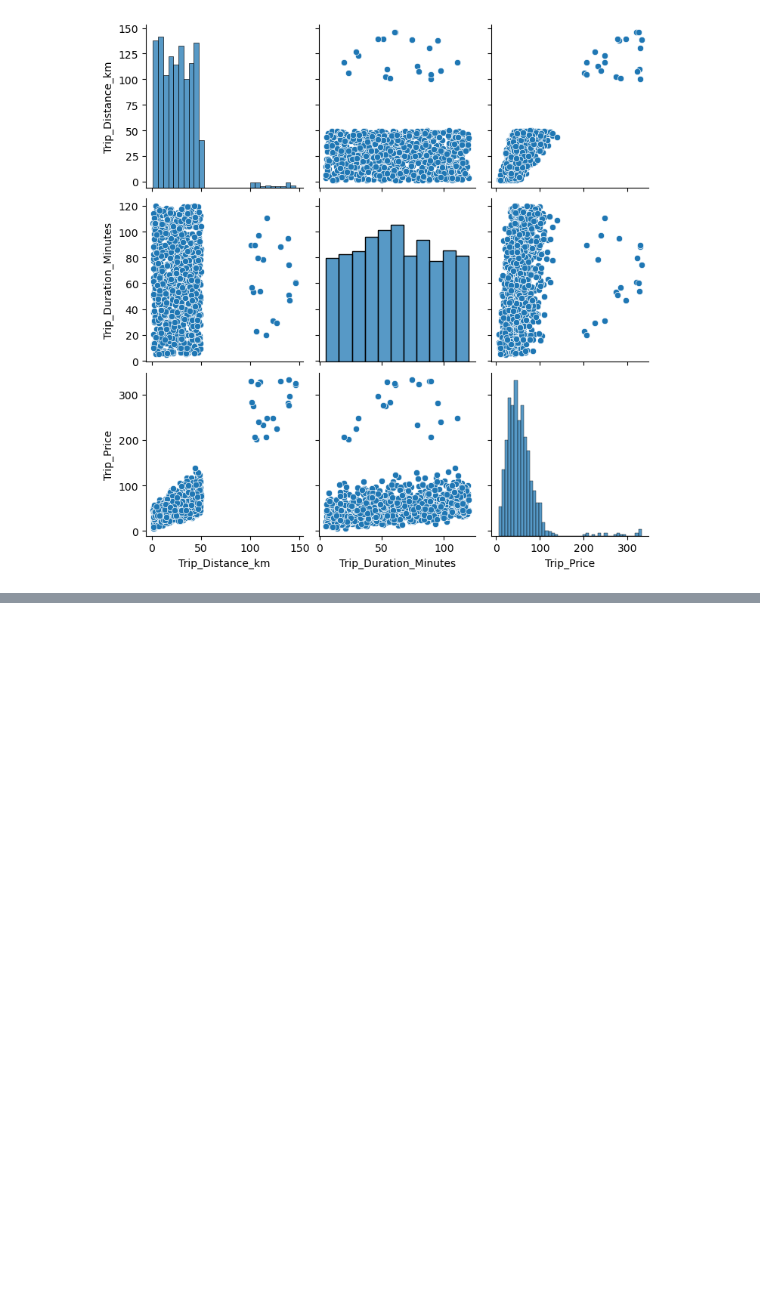
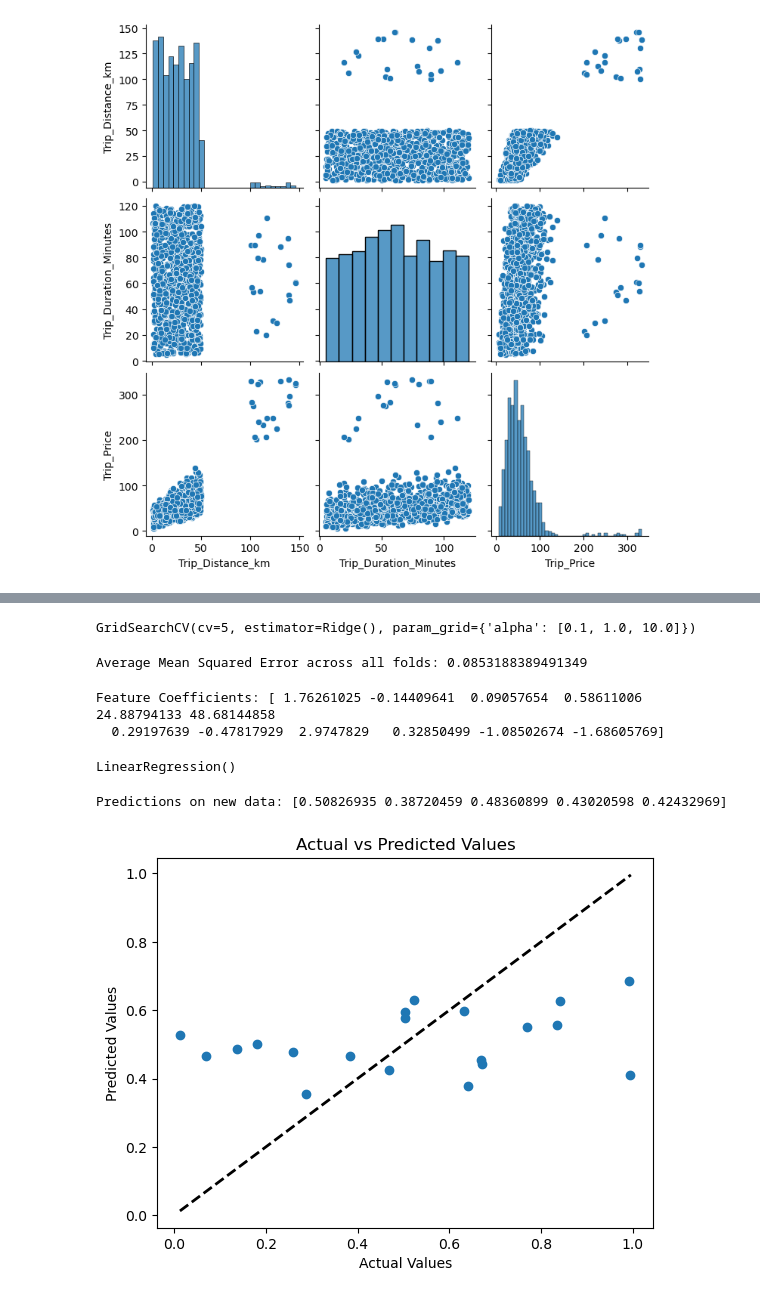
Before and after one commit to shabnomm/Taxi-fare-forecasting-understanding-the-hidden-patterns-in-ride-pricing-, a Jupyter notebook: a.ipynb, the cells around one changed output, grey strips where cells are left out. Saved outputs shown, nothing was run; the diff lists cells and outputs as text; code cells hidden in the pictures; blank space fills up the shorter version.

```diff
--- a/a.ipynb
+++ b/a.ipynb
@@ -278,0 +402,7 @@ plt.show()
+# %%
+  from sklearn.model_selection import GridSearchCV
+  param_grid = {'alpha': [0.1, 1.0, 10.0]}
+  grid_search = GridSearchCV(Ridge(), param_grid, cv=5)
+  grid_search.fit(X_train, y_train)
+# %% [output]
+GridSearchCV(cv=5, estimator=Ridge(), param_grid={'alpha': [0.1, 1.0, 10.0]})
@@ -278,0 +424,57 @@ plt.show()
+# %%
+
+# Store the MSE for each fold
+mse_list = []
+
+# K-Fold Cross-Validation
+for train_index, val_index in kf.split(X):
+    X_train, X_val = X[train_index], X[val_index]
+    y_train, y_val = y[train_index], y[val_index]
+
+    # Train the model
+    model.fit(X_train, y_train)
+
+    # Make predictions
+    y_pred = model.predict(X_val)
+
+    # Calculate MSE
+    mse = mean_squared_error(y_val, y_pred)
+    mse_list.append(mse)
+
+# Calculate the average MSE across all folds
+average_mse = np.mean(mse_list)
+print(f'Average Mean Squared Error across all folds: {average_mse}')
+# %% [output]
+Average Mean Squared Error across all folds: 0.0853188389491349
+# %%
+# Get the coefficients
+coefficients = model.coef_
+print("Feature Coefficients:", coefficients)
+# %% [output]
+Feature Coefficients: [ 1.76261025 -0.14409641  0.09057654  0.58611006 24.88794133 48.68144858
+  0.29197639 -0.47817929  2.9747829   0.32850499 -1.08502674 -1.68605769]
+# %%
+# Train final model on the entire dataset
+final_model = LinearRegression()
+final_model.fit(X, y)
+# %% [output]
+LinearRegression()
+# %%
+# Example new data
+new_data = np.random.rand(5, 5)  # 5 new samples with 5 features
+predictions = final_model.predict(new_data)
+print("Predictions on new data:", predictions)
+# %% [output]
+Predictions on new data: [0.50826935 0.38720459 0.48360899 0.43020598 0.42432969]
+# %%
+import matplotlib.pyplot as plt
+
+# Plotting actual vs predicted values
+plt.scatter(y_val, y_pred)
+plt.xlabel('Actual Values')
+plt.ylabel('Predicted Values')
+plt.title('Actual vs Predicted Values')
+plt.plot([y.min(), y.max()], [y.min(), y.max()], 'k--', lw=2)  # Diagonal line
+plt.show()
+# %% [output]
+[figure, added]
```
Also changed, not shown: parts of 36 cells of this notebook.
